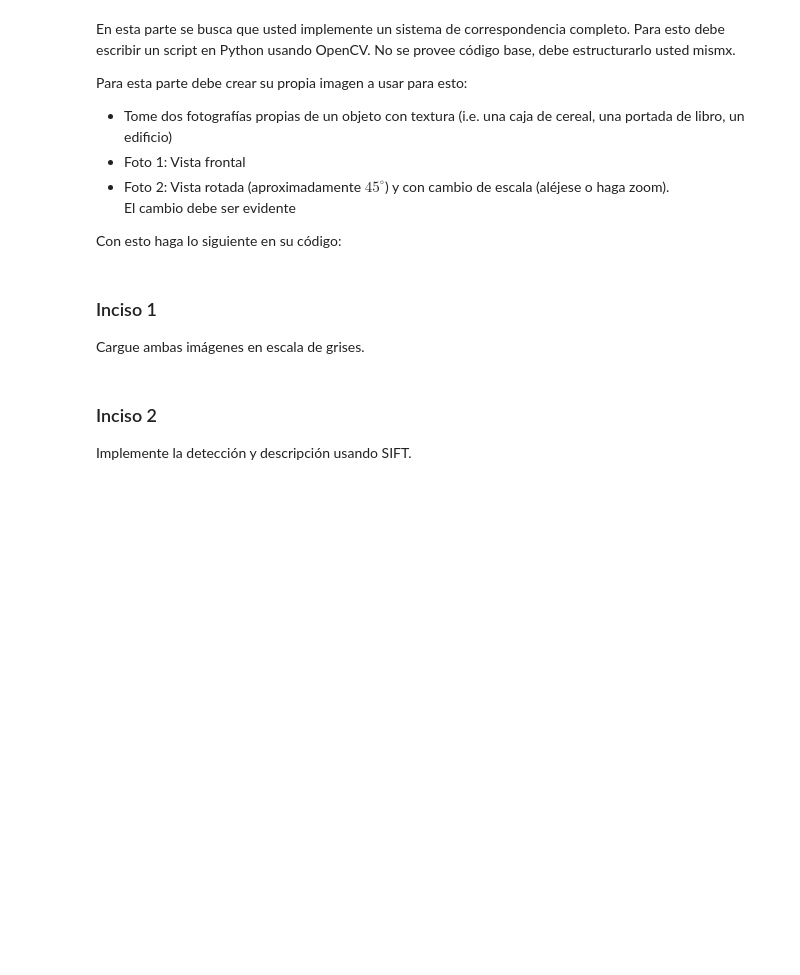
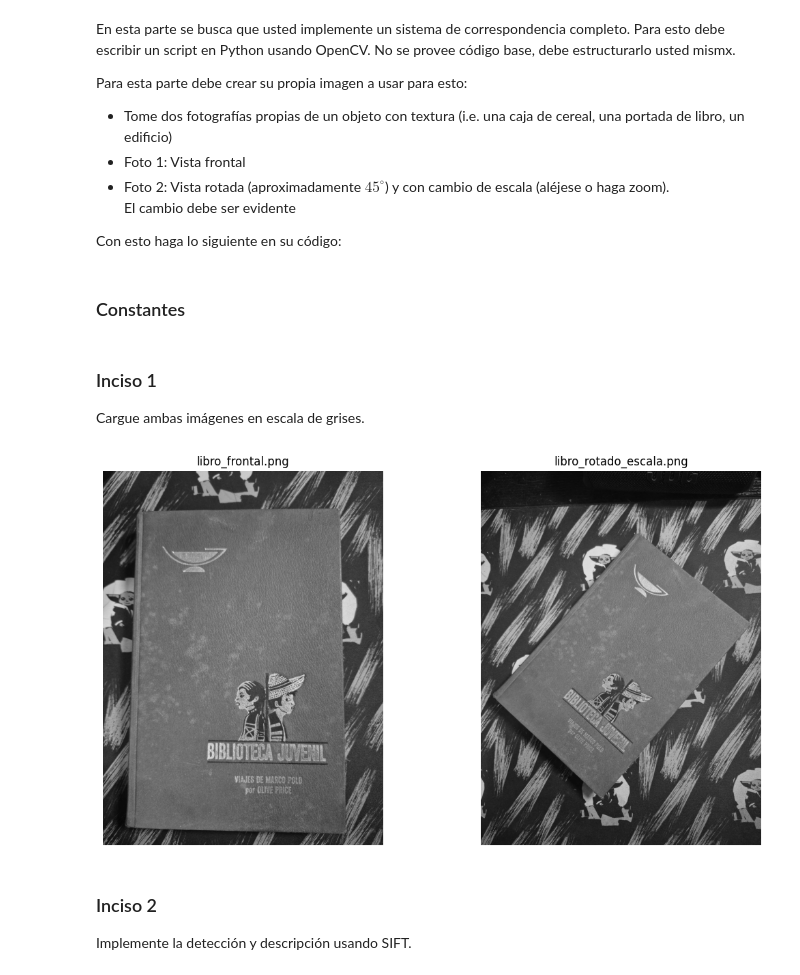
Before and after one commit to JosueSay/intro-to-computer-vision, a Jupyter notebook: labs/lab3/lab3.ipynb, the cells around one changed output. Drawn from its saved outputs; the diff is of its cells as text; code cells hidden in the pictures; blank space fills up the shorter version.

```diff
--- a/labs/lab3/lab3.ipynb
+++ b/labs/lab3/lab3.ipynb
@@ -381,8 +381,53 @@ Para esta parte debe crear su propia imagen a usar para esto:
   El cambio debe ser evidente
 
 Con esto haga lo siguiente en su código:
+# %% [markdown]
+### Constantes
+# %%
+imagePaths = [
+    "images/libro_frontal.png",
+    "images/libro_rotado_escala.png"
+]
 # %% [markdown]
 ### Inciso 1
 
 Cargue ambas imágenes en escala de grises.
+# %%
+def loadConvertImageToGray(imagePaths, gridCols=2):
+    grayImages = {}
+
+    numImages = len(imagePaths)
+    gridRows = math.ceil(numImages / gridCols)
+
+    plt.figure(figsize=(6 * gridCols, 6 * gridRows))
+
+    for idx, imagePath in enumerate(imagePaths):
+        # Validar existencia y cargar imagen
+        if not os.path.exists(imagePath):
+            raise FileNotFoundError(f"No se encontró la imagen: {imagePath}")
+
+        imageColor = cv2.imread(imagePath)
+        if imageColor is None:
+            raise IOError(f"No se pudo cargar la imagen: {imagePath}")
+
+        imageGray = cv2.cvtColor(imageColor, cv2.COLOR_BGR2GRAY)
+        imageName = os.path.basename(imagePath)
+        grayImages[imageName] = imageGray
+
+        # grid
+        plt.subplot(gridRows, gridCols, idx + 1)
+        plt.imshow(imageGray, cmap="gray")
+        plt.title(imageName)
+        plt.axis("off")
+
+    plt.tight_layout()
+    plt.show()
+
+    return grayImages
+# %%
+grayImages = loadConvertImageToGray(imagePaths)
+img1Gray = grayImages["libro_frontal.png"]
+img2Gray = grayImages["libro_rotado_escala.png"]
+# %% [output]
+[figure, added]
 # %% [markdown]
```
Also changed, not shown: parts of 14 cells of this notebook.
